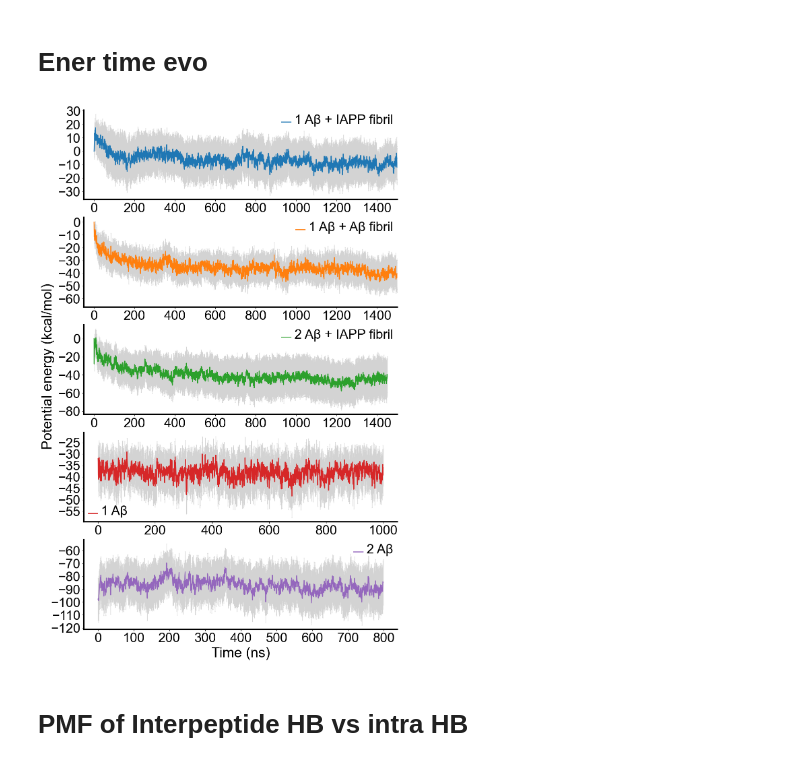
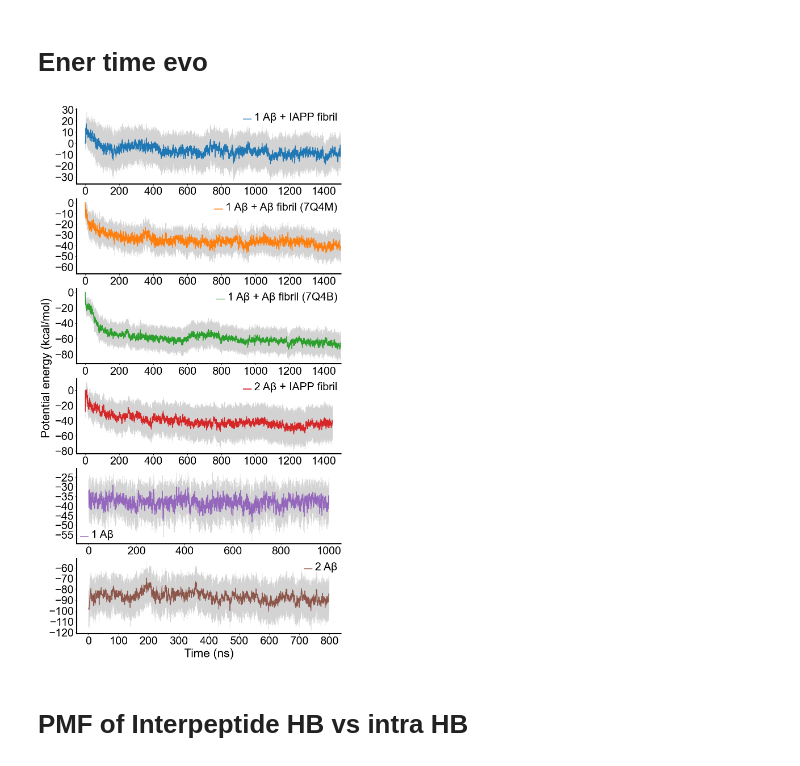
Before and after one commit to songzhihenry/IAPP-fibril-cross-interaction-Abeta, a Jupyter notebook: IAPP-fib-Ab-mono.ipynb, the cells around one changed output. Saved outputs shown, nothing was run; the diff lists cells and outputs as text; code cells hidden in the pictures.

```diff
--- a/IAPP-fib-Ab-mono.ipynb
+++ b/IAPP-fib-Ab-mono.ipynb
@@ -15,13 +15,19 @@ colors = ['#1f77b4', '#ff7f0e', '#2ca02c', '#d62728', '#9467bd', '#8c564b', '#e3
 # %%
 Ener = []
 Time = []
-data = [line.strip('\n').split('\t') for line in open('./IAPP-fib-replica_mon/Ener_all.txt')]
+data = [line.strip('\n').split('\t') for line in open('./Ener_all.txt')]
 min_len = min([len(snap) for snap in data])
 ener = np.array([np.array(line,dtype=np.float64)[:min_len:100] for line in data ])
 Ener.append((ener.T - ener.T[0]).T)
 Time.append(np.arange(1,len(ener[0])+1)*0.5)
 
-data = [line.strip('\n').split('\t') for line in open('./abeta_selfseeding/Ener_all.txt')]
+data = [line.strip('\n').split('\t') for line in open('./abeta_selfseeding/morphology_a/Ener_all.txt')]
+min_len = min([len(snap) for snap in data])
+ener = np.array([np.array(line,dtype=np.float64)[:min_len:100] for line in data ])
+Ener.append((ener.T - ener.T[0]).T)
+Time.append(np.arange(1,len(ener[0])+1)*0.5)
+
+data = [line.strip('\n').split('\t') for line in open('./abeta_selfseeding/morphology_b/Ener_all.txt')]
 min_len = min([len(snap) for snap in data])
 ener = np.array([np.array(line,dtype=np.float64)[:min_len:100] for line in data ])
 Ener.append((ener.T - ener.T[0]).T)
@@ -33,54 +39,53 @@ ener = np.array([np.array(line,dtype=np.float64)[:min_len:100] for line in data
 Ener.append((ener.T - ener.T[0]).T)
 Time.append(np.arange(1,len(ener[0])+1)*0.5)
 
-data = [line.strip('\n').split('\t') for line in open('./monomer_replica_Ab/Ener_all.txt')]
+data = [line.strip('\n').split('\t') for line in open('./monomer/replica_Ab/Ener_all.txt')]
 min_len = min([len(snap) for snap in data])
 ener = np.array([np.array(line,dtype=np.float64)[100:min_len:100] for line in data ])
-#Ener.append((ener.T - ener.T[0]).T)
+
 Ener.append(ener)
 Time.append(np.arange(1,len(ener[0])+1)*0.5)
 
-data = [line.strip('\n').split('\t') for line in open('./dimer_replica_Ab/Ener_all.txt')]
+data = [line.strip('\n').split('\t') for line in open('./dimer/replica_Ab/Ener_all.txt')]
 min_len = min([len(snap) for snap in data])
 ener = np.array([np.array(line,dtype=np.float64)[450:min_len:100] for line in data ])
-#Ener.append((ener.T - ener.T[0]).T)
+
 Ener.append(ener)
 Time.append(np.arange(1,len(ener[0])+1)*0.5)
 
 del data
 del ener
 
-fig,axes = plt.subplots(figsize=(12,20),ncols=1,nrows=5)
+fig,axes = plt.subplots(figsize=(12,24),ncols=1,nrows=6)
 
 for ax in axes:
     ax.spines['top'].set_visible(False)
     ax.spines['right'].set_visible(False)
     for lb in ax.get_xticklabels():
         lb.set_fontsize(fontsize_tick)
-        #lb.set_fontweight('bold')
+
         lb.set_fontname(fontfamily)
     for lb in ax.get_yticklabels():
         lb.set_fontsize(fontsize_tick)
-        #lb.set_fontweight('bold')
+
         lb.set_fontname(fontfamily)
     for spine in ax.spines.values():
         spine.set_linewidth(axiswidth)
-labels = ['1 Aβ + IAPP fibril','1 Aβ + Aβ fibril','2 Aβ + IAPP fibril','1 Aβ','2 Aβ']
-for i in range(5):
+labels = ['1 Aβ + IAPP fibril','1 Aβ + Aβ fibril (7Q4M)','1 Aβ + Aβ fibril (7Q4B)','2 Aβ + IAPP fibril','1 Aβ','2 Aβ']
+for i in range(6):
     axes[i].errorbar(Time[i], np.mean(Ener[i],axis=0),yerr = np.std(Ener[i],axis=0)/len(Ener[i])**0.5,fmt='none',ecolor='lightgrey',elinewidth=1,capsize=1)
     Tu, = axes[i].plot(Time[i], np.mean(Ener[i],axis=0),linewidth=2,color=colors[i],label = labels[i])
     legend_Tu = axes[i].legend(frameon=False, handles=[Tu,])
     for text in legend_Tu.get_texts():
         text.set_fontname(fontfamily)
         text.set_fontsize(fontsize_tick)
-for i in range(3):
+for i in range(4):
     axes[i].set_xlim(-50,1500)
-fig.supylabel('./IAPP-fib-replica_mon/Potential energy (kcal/mol)',fontsize=fontsize_label,family=fontfamily)
+fig.supylabel('Potential energy (kcal/mol)',fontsize=fontsize_label,family=fontfamily)
 
-axes[4].set_xlabel('Time (ns)',fontsize=fontsize_label,family=fontfamily)
-plt.savefig('./IAPP-fib-replica_mon/Mean_potential_energy_time_evo.png',dpi=220,transparent=True)
+axes[5].set_xlabel('Time (ns)',fontsize=fontsize_label,family=fontfamily)
 # %% [output]
-[figure, old version]
+[figure, new version]
 # %% [markdown]
 # PMF of Interpeptide HB vs intra HB
 # %%
```
Also changed, not shown: parts of 10 cells of this notebook, 48 other files.
